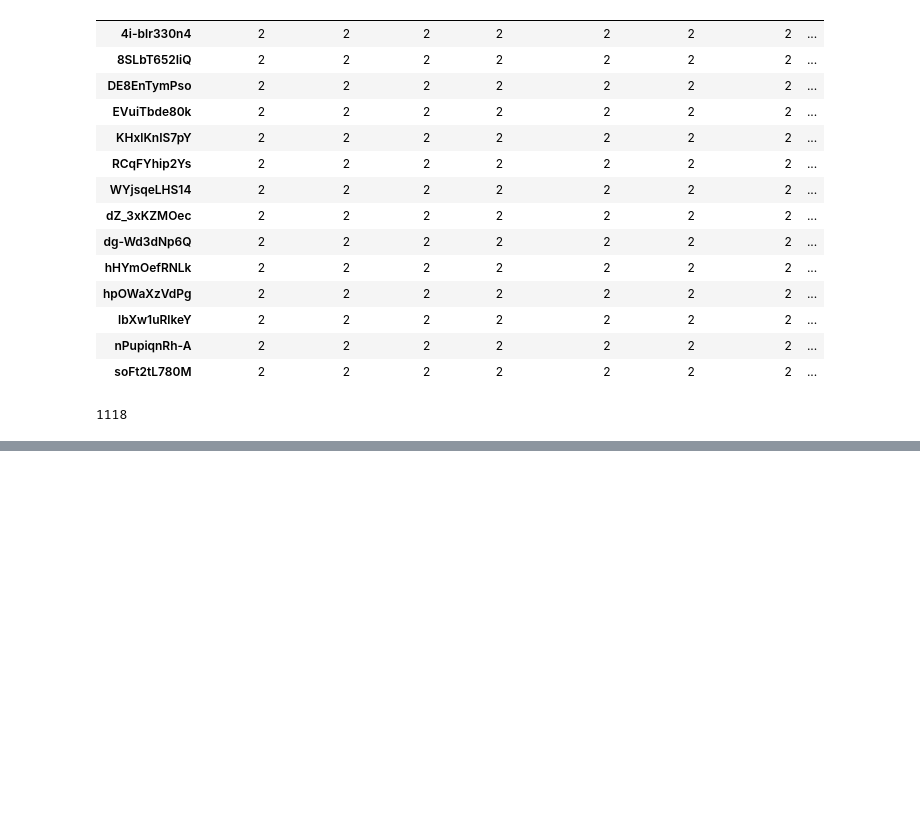
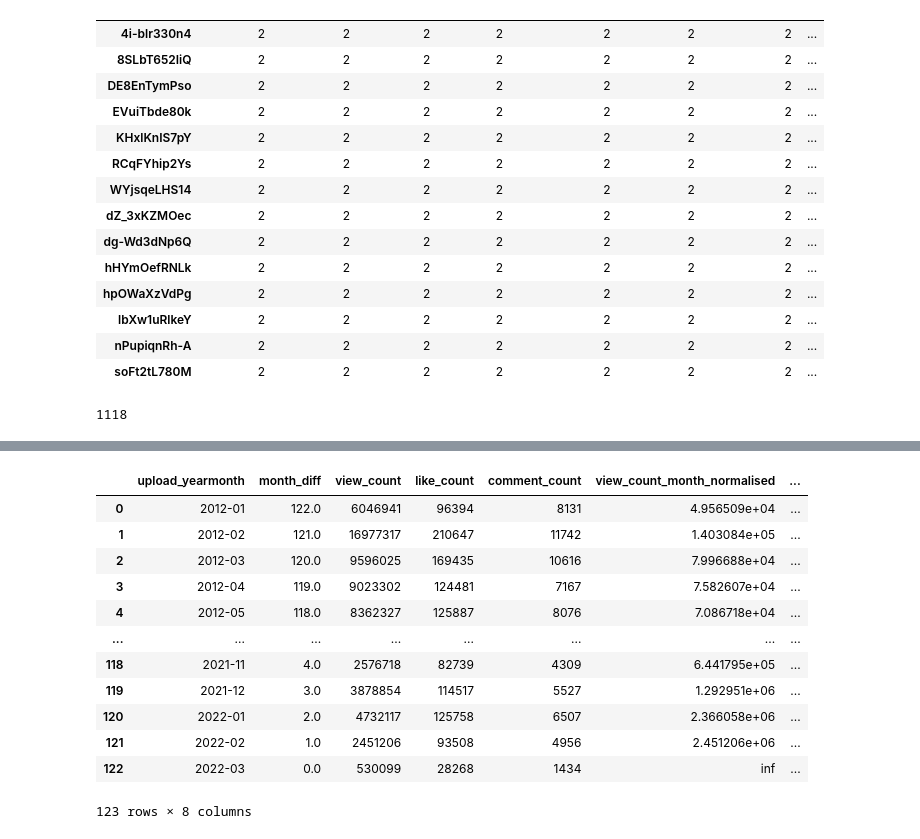
Before and after one commit to wzhu221/YouTube_channel_analysis, a Jupyter notebook: Food_Wishes_cleaning.ipynb, the cells around one changed output, grey strips where cells are left out. Drawn from its saved outputs; the diff is of its cells as text; code cells hidden in the pictures; blank space fills up the shorter version.

```diff
--- a/Food_Wishes_cleaning.ipynb
+++ b/Food_Wishes_cleaning.ipynb
@@ -89,0 +93,22 @@ df.head(3)
+# %%
+counts_sum = df.groupby(['upload_yearmonth', 'month_diff']).sum()[['view_count', 'like_count', 'comment_count']].reset_index()
+
+for col in list(counts_sum.columns.values)[2:5]:
+        new_col = col + '_month_normalised'
+        counts_sum[new_col] = counts_sum[col] / counts_sum['month_diff']
+
+counts_sum
+# %% [output]
+|  | upload_yearmonth | month_diff | view_count | like_count | comment_count | view_count_month_normalised | ... |
+| 0 | 2012-01 | 122.0 | 6046941 | 96394 | 8131 | 4.956509e+04 | ... |
+| 1 | 2012-02 | 121.0 | 16977317 | 210647 | 11742 | 1.403084e+05 | ... |
+| 2 | 2012-03 | 120.0 | 9596025 | 169435 | 10616 | 7.996688e+04 | ... |
+| 3 | 2012-04 | 119.0 | 9023302 | 124481 | 7167 | 7.582607e+04 | ... |
+| 4 | 2012-05 | 118.0 | 8362327 | 125887 | 8076 | 7.086718e+04 | ... |
+| ... | ... | ... | ... | ... | ... | ... | ... |
+| 118 | 2021-11 | 4.0 | 2576718 | 82739 | 4309 | 6.441795e+05 | ... |
+| 119 | 2021-12 | 3.0 | 3878854 | 114517 | 5527 | 1.292951e+06 | ... |
+| 120 | 2022-01 | 2.0 | 4732117 | 125758 | 6507 | 2.366058e+06 | ... |
+| 121 | 2022-02 | 1.0 | 2451206 | 93508 | 4956 | 2.451206e+06 | ... |
+| 122 | 2022-03 | 0.0 | 530099 | 28268 | 1434 | inf | ... |
+123 rows × 8 columns
```
Also changed, not shown: parts of 3 cells of this notebook, 1 other file.
